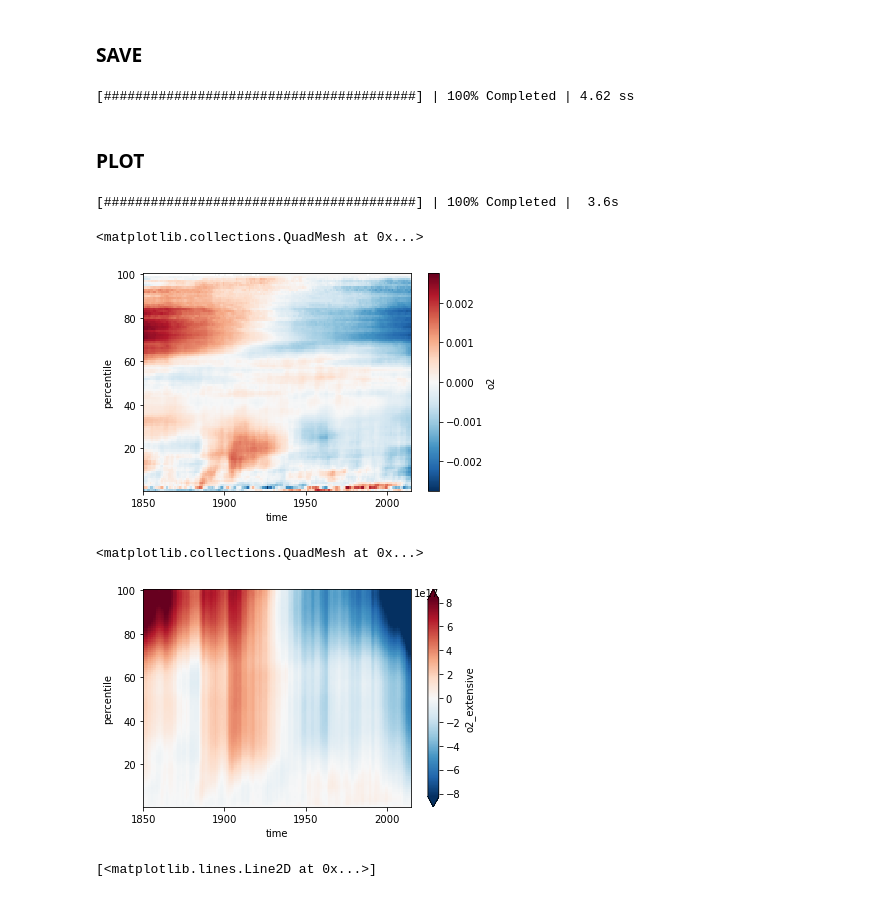
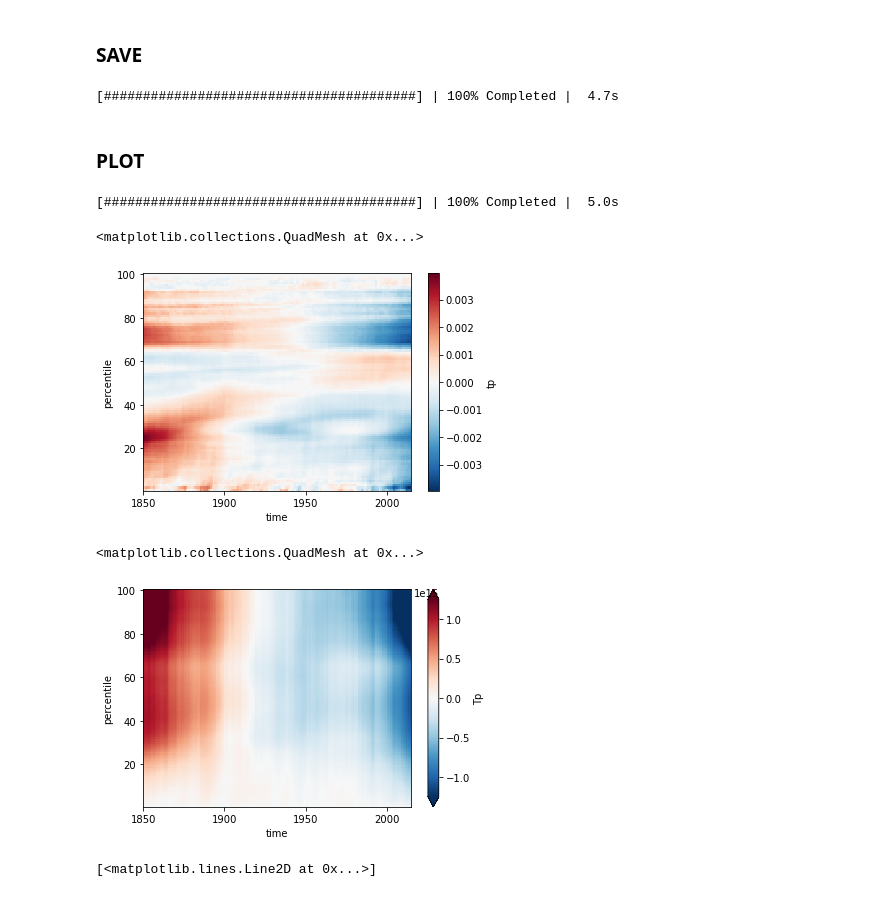
Before and after one commit to gmacgilchrist/oxygen, a Jupyter notebook: notebooks/calc_tracerpercentile.ipynb, the cells around one changed output. Drawn from its saved outputs; the diff is of its cells as text; code cells hidden in the pictures.

Commit message:
adds capability to analyse cm4 historical simulation

```diff
--- a/notebooks/calc_tracerpercentile.ipynb
+++ b/notebooks/calc_tracerpercentile.ipynb
@@ -29,7 +29,7 @@ from tracerpercentile import *
 from static import *
 # %%
 tracername = 'o2'
-dataset = 'gobai' # gobai, esm4, ...
+dataset = 'cm4' # gobai, esm4, cm4 ...
 ascending = False
 # %% [markdown]
 ### READ
@@ -64,14 +64,27 @@ elif dataset=='esm4':
     config_id = 'ESM4_historical_D1'
     rootdir = '/work/gam/zarr/'+config_id+'/'
     # tracer
-    filename = tracer_args()[tracername]['gfdl_ppname']+'.ts.zarr'
-    # tracer_args()[tracername]['gfdl_ppname']+'.zarr'
+    filename = tracer_args()[tracername]['gfdl_ppname'][dataset]+'.ts.zarr'
     ds = xr.open_zarr(rootdir+filename)
     filename = 'ocean_annual_z_1x1deg.ts.zarr'
     dsvol = xr.open_zarr(rootdir+filename)
     ds['volcello'] = dsvol['volcello']
 
     prefactor = 1
+
+elif dataset=='cm4':
+    if hostname[0:2]!='an':
+        raise Error(dataset+" only available on "+hostname)
+    config_id = 'CM4_historical'
+    rootdir = '/work/gam/zarr/'+config_id+'/'
+    # tracer
+    filename = tracer_args()[tracername]['gfdl_ppname'][dataset]+'.ts.zarr'
+    ds = xr.open_zarr(rootdir+filename)
+    filename = 'ocean_annual_z_1x1deg.ts.zarr'
+    dsvol = xr.open_zarr(rootdir+filename)
+    ds['volcello'] = dsvol['volcello']
+
+    prefactor = 1
 # %%
 tracer = ds[tracername]
 volume = ds['volcello']
@@ -101,25 +129,24 @@ time index : 10/18
 with ProgressBar():
     ds_tp.to_netcdf(path_tp(tracername,dataset,ascending))
 # %% [output]
-[########################################] | 100% Completed | 4.62 ss
+[########################################] | 100% Completed |  4.7s
 # %% [markdown]
 ### PLOT
 # %%
 with ProgressBar():
-    tp.load()
-    Tp.load()
+    ds_tp.load()
 # %% [output]
-[########################################] | 100% Completed |  3.6s
+[########################################] | 100% Completed |  5.0s
 # %%
-(tp-tp.mean('time')).plot()
+(ds_tp['tp']-ds_tp['tp'].mean('time')).plot()
 # %% [output]
 <matplotlib.collections.QuadMesh at 0x...>
-[figure, old version]
+[figure, new version]
 # %%
-(Tp-Tp.mean('time')).plot(robust=True)
+(ds_tp['Tp']-ds_tp['Tp'].mean('time')).plot(robust=True,y='percentile')
 # %% [output]
 <matplotlib.collections.QuadMesh at 0x...>
-[figure, old version]
+[figure, new version]
 # %%
 t1 = ['2005','2009']
 t2 = ['2010','2014']
```
Also changed, not shown: parts of 1 cell of this notebook, 2 other files.
